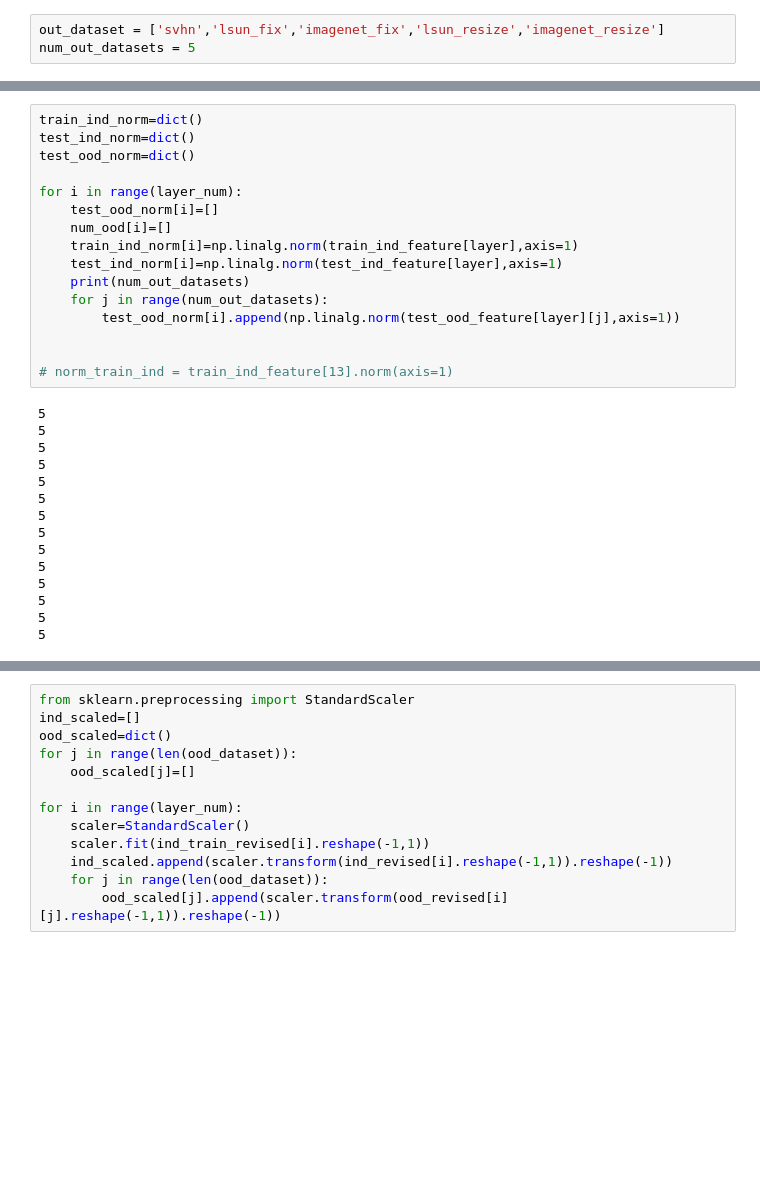
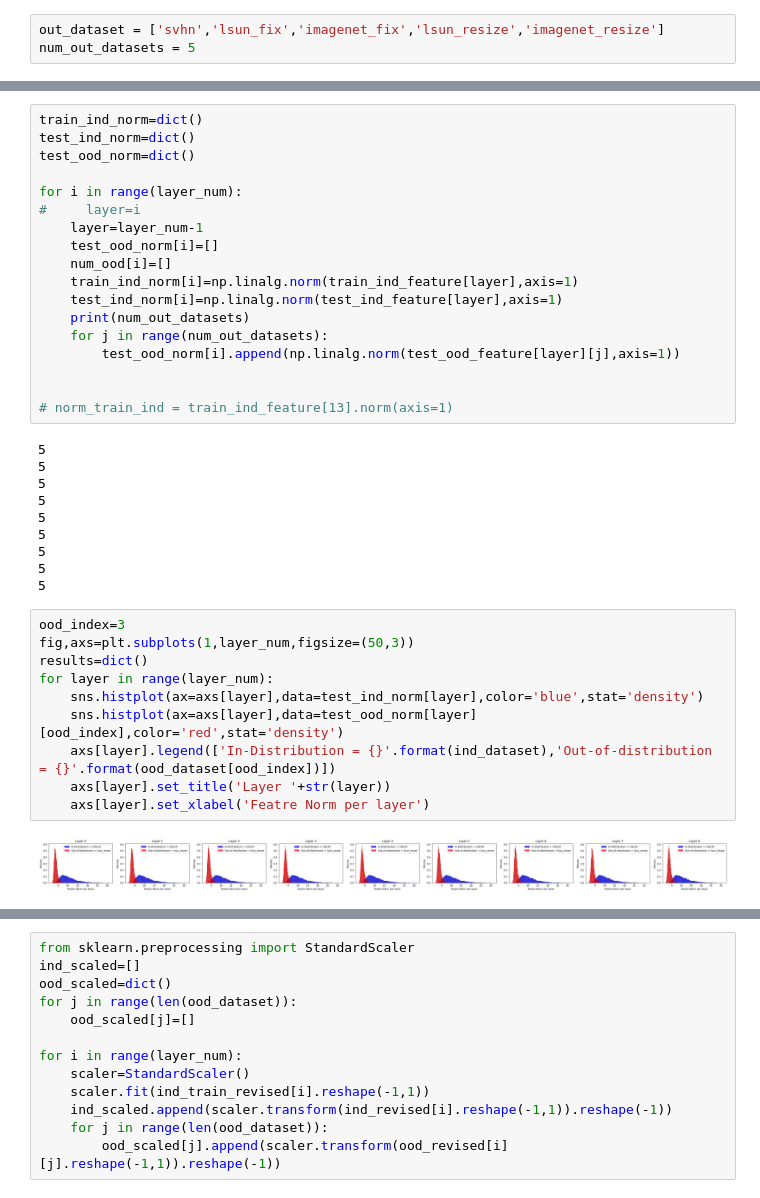
Before and after one commit to younghyopark/FROD, a Jupyter notebook: revised_anomaly_score.ipynb, the cells around one changed output, grey strips where cells are left out. Cells and saved outputs as stored; diff of their text form; blank space fills up the shorter version.

```diff
--- a/revised_anomaly_score.ipynb
+++ b/revised_anomaly_score.ipynb
@@ -76,6 +81,8 @@ test_ind_norm=dict()
 test_ood_norm=dict()
 
 for i in range(layer_num):
+#     layer=i
+    layer=layer_num-1
     test_ood_norm[i]=[]
     num_ood[i]=[]
     train_ind_norm[i]=np.linalg.norm(train_ind_feature[layer],axis=1)
@@ -96,8 +103,15 @@ for i in range(layer_num):
 5
 5
 5
-5
-5
-5
-5
-5
+# %%
+ood_index=3
+fig,axs=plt.subplots(1,layer_num,figsize=(50,3))
+results=dict()
+for layer in range(layer_num):
+    sns.histplot(ax=axs[layer],data=test_ind_norm[layer],color='blue',stat='density')
+    sns.histplot(ax=axs[layer],data=test_ood_norm[layer][ood_index],color='red',stat='density')
+    axs[layer].legend(['In-Distribution = {}'.format(ind_dataset),'Out-of-distribution = {}'.format(ood_dataset[ood_index])])
+    axs[layer].set_title('Layer '+str(layer))
+    axs[layer].set_xlabel('Featre Norm per layer')
+# %% [output]
+[figure, added]
```
Also changed, not shown: parts of 19 cells of this notebook, 3 other files.
